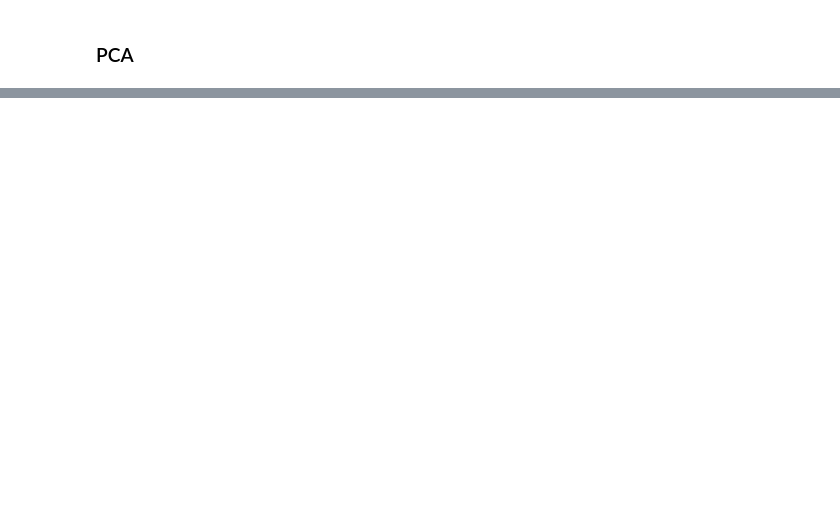
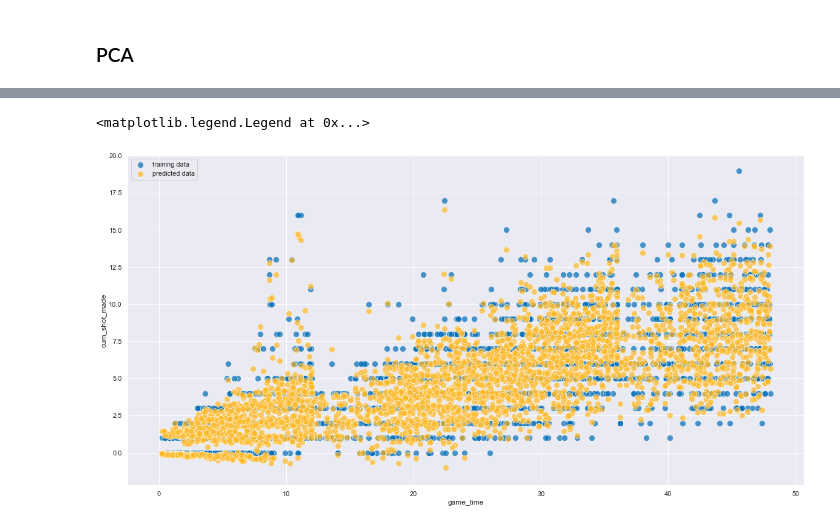
Before and after one commit to Fluffisaurus/player-performance-projection, a Jupyter notebook: scripts/player-performance-projection.ipynb, the cells around one changed output, grey strips where cells are left out. Saved outputs shown, nothing was run; the diff lists cells and outputs as text; code cells hidden in the pictures; blank space fills up the shorter version.

Commit message:
Finished Model
-Has 3 visualizations and r^2

```diff
--- a/scripts/player-performance-projection.ipynb
+++ b/scripts/player-performance-projection.ipynb
@@ -15,6 +15,8 @@ from sklearn import metrics
 from sklearn.decomposition import PCA
 from sklearn.neural_network import MLPClassifier
 from sklearn.metrics import r2_score
+import seaborn as sns
+sns.set()
 # %%
 df = pd.read_csv('../data/shot-data-all.csv')
 df_top = pd.read_csv('../data/top-def.csv')
@@ -190,0 +193,11 @@ r2_score(y_valid, y_predicted)
+# %%
+warriors_palette = ['#006BB6', '#FDB927', '#26282A']
+sns.set_palette(sns.color_palette(warriors_palette))
+# %%
+plt.subplots(figsize=(20,10))
+sns.scatterplot(X_valid['game_time'],y_valid, alpha=0.7, s=100, label = 'training data')
+sns.scatterplot(X_valid['game_time'],y_predicted, alpha=0.7, s=100, label = 'predicted data')
+plt.legend()
+# %% [output]
+<matplotlib.legend.Legend at 0x...>
+[figure, added]
```
Also changed, not shown: parts of 13 cells of this notebook.
